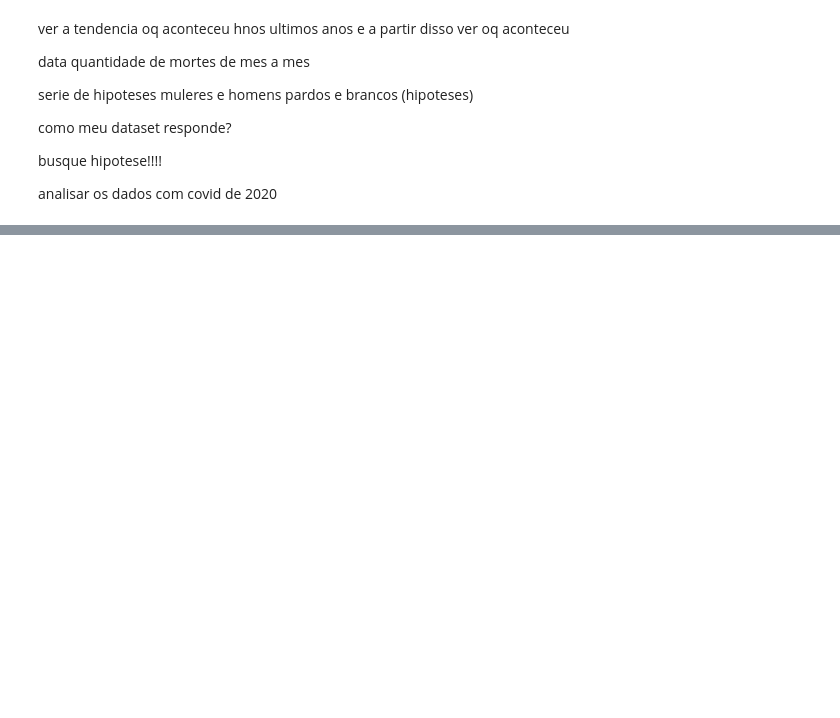
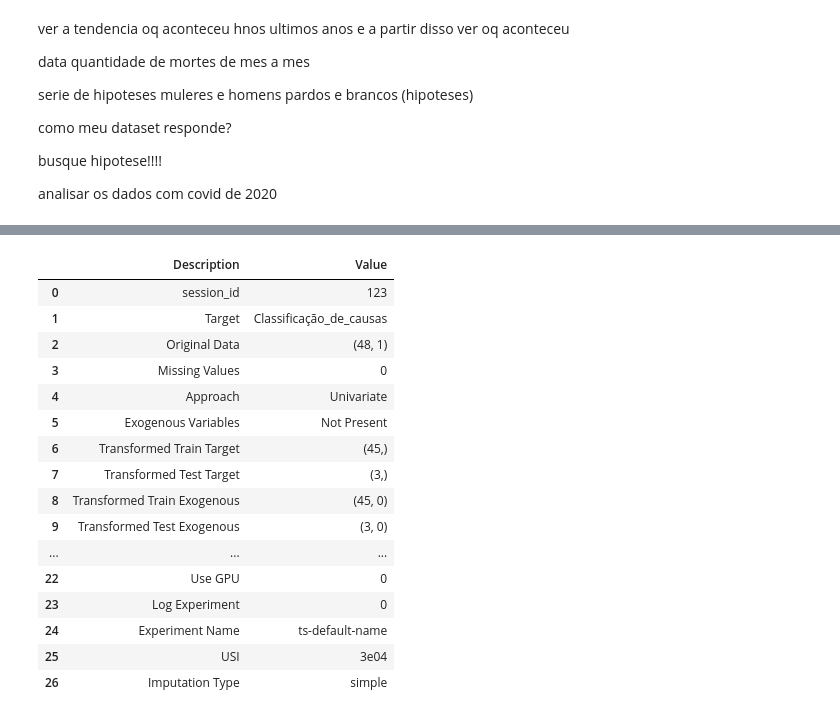
Before and after one commit to LYGuenka/Projeto-Final, a Jupyter notebook: Organização de dados.ipynb, the cells around one changed output, grey strips where cells are left out. Saved outputs shown, nothing was run; the diff lists cells and outputs as text; code cells hidden in the pictures; blank space fills up the shorter version.

```diff
--- a/Organização de dados.ipynb
+++ b/Organização de dados.ipynb
@@ -342,0 +336,12 @@ Mortalidade_group_2016 = Mortalidade_2016.groupby(by = [Mortalidade_Estado_2016[
+# %%
+Mortalidade_2019.index = Mortalidade_2019['DTOBITO']
+Mortalidade_2018.index = Mortalidade_2018['DTOBITO']
+Mortalidade_2017.index = Mortalidade_2017['DTOBITO']
+Mortalidade_2016.index = Mortalidade_2016['DTOBITO']
+# %%
+Mortalidade_group_2019 = Mortalidade_2019.groupby(pd.Grouper(freq='M'))['Classificação_de_causas'].count()
+Mortalidade_group_2018 = Mortalidade_2018.groupby(pd.Grouper(freq='M'))['Classificação_de_causas'].count()
+Mortalidade_group_2017 = Mortalidade_2017.groupby(pd.Grouper(freq='M'))['Classificação_de_causas'].count()
+Mortalidade_group_2016 = Mortalidade_2016.groupby(pd.Grouper(freq='M'))['Classificação_de_causas'].count()
+# %%
+Mortalidade_concat = pd.concat([Mortalidade_group_2016, Mortalidade_group_2017, Mortalidade_group_2018, Mortalidade_group_2019])
@@ -342,0 +368,21 @@ Mortalidade_group_2016 = Mortalidade_2016.groupby(by = [Mortalidade_Estado_2016[
+# %%
+from pycaret.time_series import *
+s = setup(Mortalidade_concat, fh = 3, fold = 1, session_id = 123)
+# %% [output]
+|  | Description | Value |
+| 0 | session_id | 123 |
+| 1 | Target | Classificação_de_causas |
+| 2 | Original Data | (48, 1) |
+| 3 | Missing Values | 0 |
+| 4 | Approach | Univariate |
+| 5 | Exogenous Variables | Not Present |
+| 6 | Transformed Train Target | (45,) |
+| 7 | Transformed Test Target | (3,) |
+| 8 | Transformed Train Exogenous | (45, 0) |
+| 9 | Transformed Test Exogenous | (3, 0) |
+| ... | ... | ... |
+| 22 | Use GPU | 0 |
+| 23 | Log Experiment | 0 |
+| 24 | Experiment Name | ts-default-name |
+| 25 | USI | 3e04 |
+| 26 | Imputation Type | simple |
```
Also changed, not shown: parts of 4 cells of this notebook, 1 other file.
